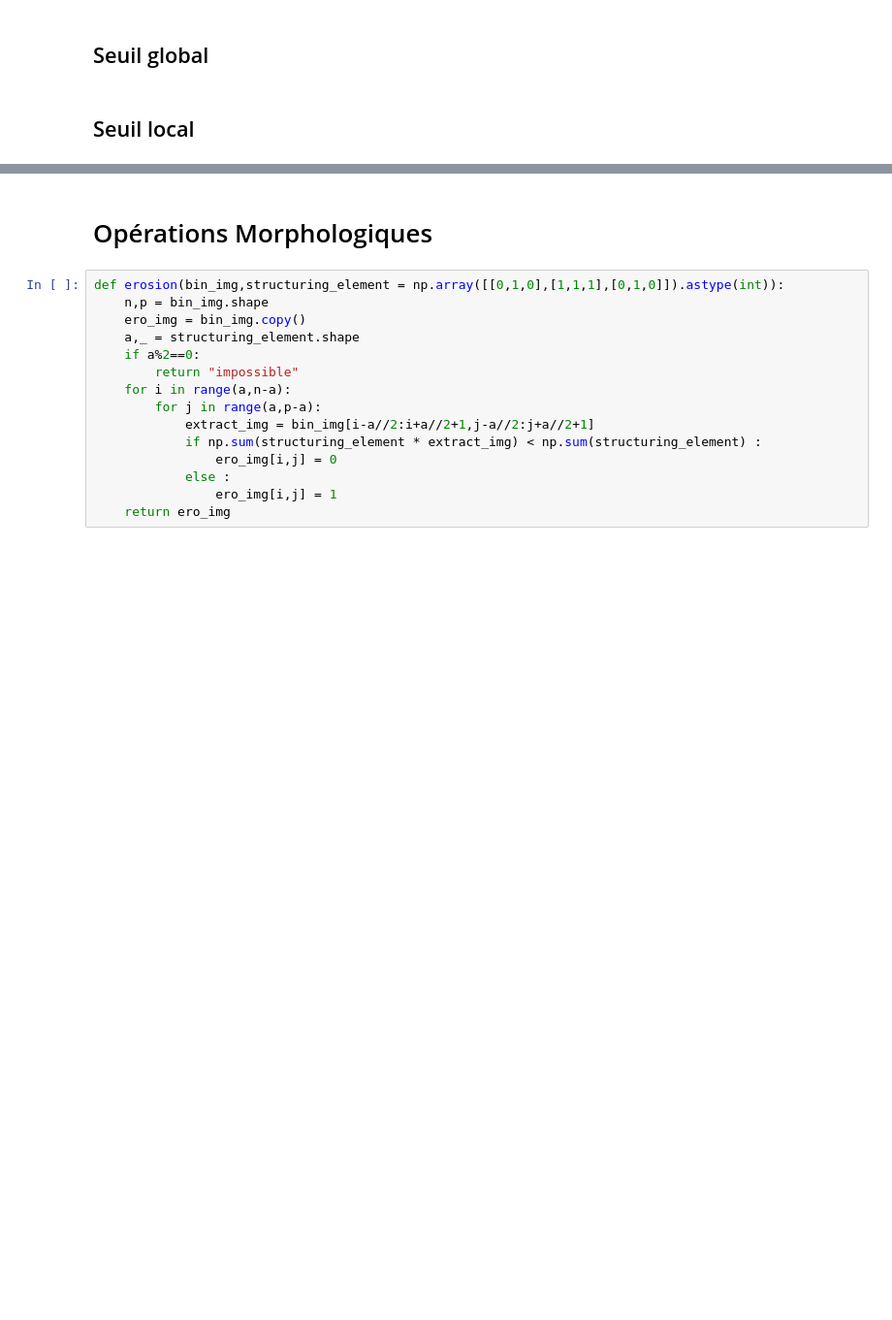
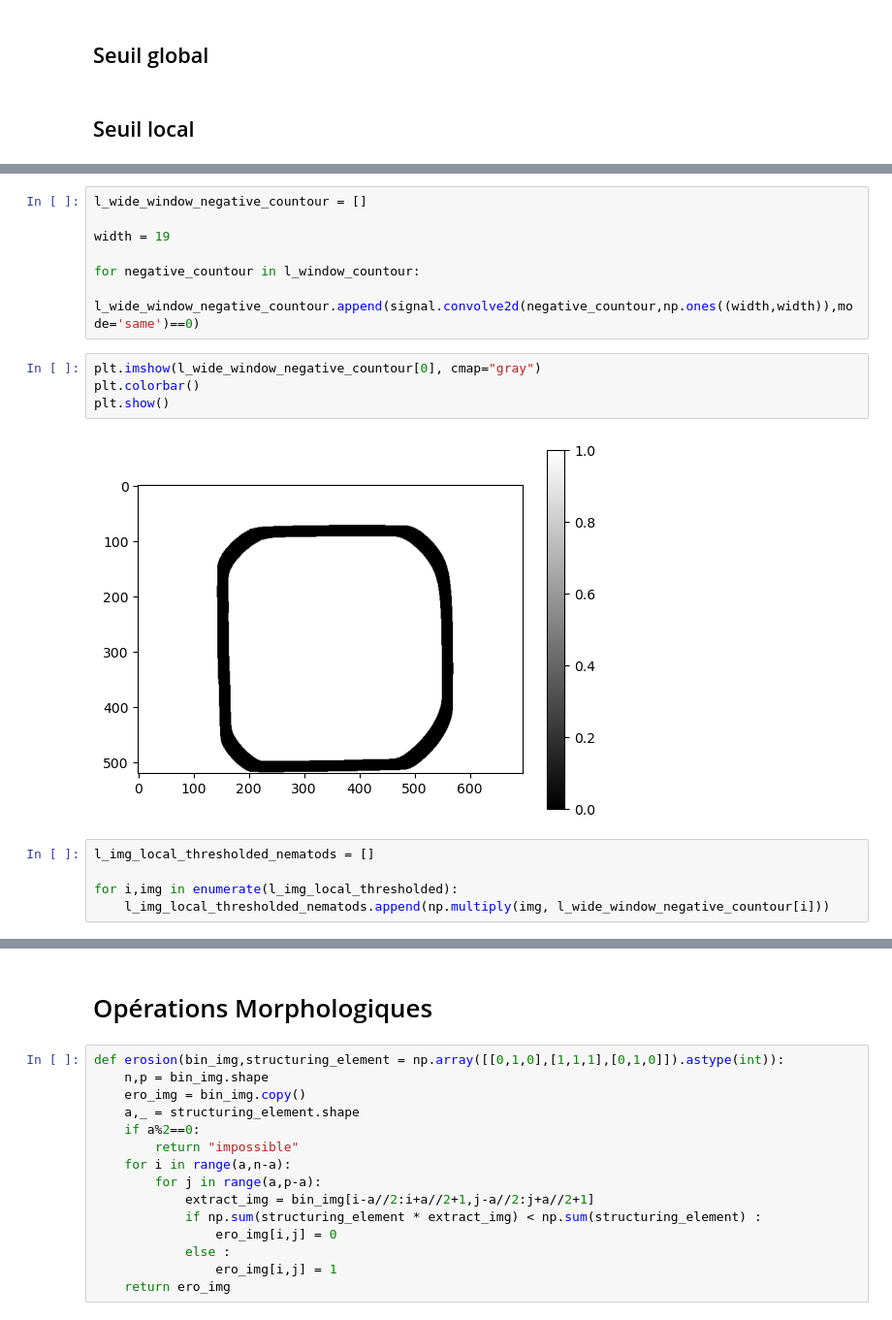
Before and after one commit to Lilian-GA/Nematode_status_assay, a Jupyter notebook: Nematods.ipynb, the cells around one changed output, grey strips where cells are left out. Shown at 97% size. Drawn from its saved outputs; the diff is of its cells as text; blank space fills up the shorter version.

```diff
--- a/Nematods.ipynb
+++ b/Nematods.ipynb
@@ -84,0 +125,18 @@ plt.show()
+# %%
+l_wide_window_negative_countour = []
+
+width = 19
+
+for negative_countour in l_window_countour:
+    l_wide_window_negative_countour.append(signal.convolve2d(negative_countour,np.ones((width,width)),mode='same')==0)
+# %%
+plt.imshow(l_wide_window_negative_countour[0], cmap="gray")
+plt.colorbar()
+plt.show()
+# %% [output]
+[figure, added]
+# %%
+l_img_local_thresholded_nematods = []
+
+for i,img in enumerate(l_img_local_thresholded):
+    l_img_local_thresholded_nematods.append(np.multiply(img, l_wide_window_negative_countour[i]))
```
Also changed, not shown: parts of 15 cells of this notebook, 2 other files.
